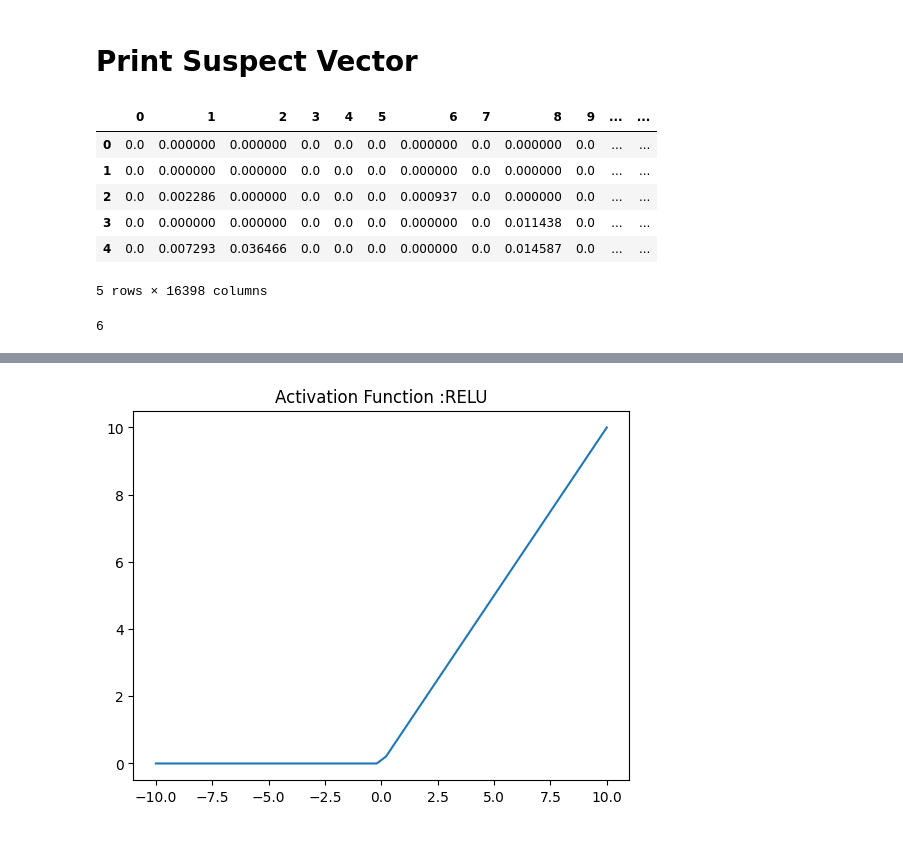
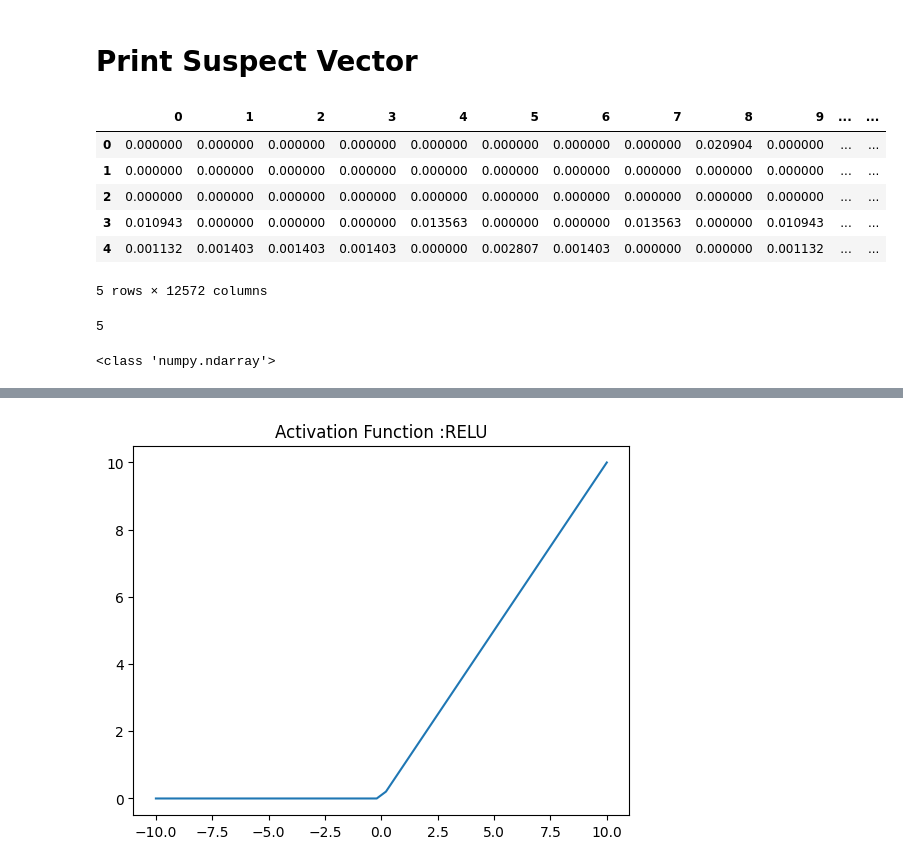
Before and after one commit to grayvoyager/Plagiarism-Detector, a Jupyter notebook: plagdetect.ipynb, the cells around one changed output, grey strips where cells are left out. Drawn from its saved outputs; the diff is of its cells as text; code cells hidden in the pictures.

```diff
--- a/plagdetect.ipynb
+++ b/plagdetect.ipynb
@@ -126,8 +148,8 @@ vect = vectorizer.fit(refData)
 # encode documents
 # refVectors = []
 # susVectors = []
-refVectors = np.zeros([1,16398])
-susVectors = np.zeros([1,16398])
+refVectors = np.zeros([1,12572])
+susVectors = np.zeros([1,12572])
 i=0
 for val in refData:
     input = [val]
@@ -143,15 +185,17 @@ susVectors  = np.delete(susVectors, (0), axis=0)
 # Print Suspect Vector
 # %%
 susData = pds.DataFrame(susVectors)
+refData = pds.DataFrame(refVectors)
 susData.head()
+refData.head()
 # %% [output]
 |  | 0 | 1 | 2 | 3 | 4 | 5 | 6 | 7 | 8 | 9 | ... | ... |
-| 0 | 0.0 | 0.000000 | 0.000000 | 0.0 | 0.0 | 0.0 | 0.000000 | 0.0 | 0.000000 | 0.0 | ... | ... |
-| 1 | 0.0 | 0.000000 | 0.000000 | 0.0 | 0.0 | 0.0 | 0.000000 | 0.0 | 0.000000 | 0.0 | ... | ... |
-| 2 | 0.0 | 0.002286 | 0.000000 | 0.0 | 0.0 | 0.0 | 0.000937 | 0.0 | 0.000000 | 0.0 | ... | ... |
-| 3 | 0.0 | 0.000000 | 0.000000 | 0.0 | 0.0 | 0.0 | 0.000000 | 0.0 | 0.011438 | 0.0 | ... | ... |
-| 4 | 0.0 | 0.007293 | 0.036466 | 0.0 | 0.0 | 0.0 | 0.000000 | 0.0 | 0.014587 | 0.0 | ... | ... |
+| 0 | 0.000000 | 0.000000 | 0.000000 | 0.000000 | 0.000000 | 0.000000 | 0.000000 | 0.000000 | 0.020904 | 0.000000 | ... | ... |
+| 1 | 0.000000 | 0.000000 | 0.000000 | 0.000000 | 0.000000 | 0.000000 | 0.000000 | 0.000000 | 0.000000 | 0.000000 | ... | ... |
+| 2 | 0.000000 | 0.000000 | 0.000000 | 0.000000 | 0.000000 | 0.000000 | 0.000000 | 0.000000 | 0.000000 | 0.000000 | ... | ... |
+| 3 | 0.010943 | 0.000000 | 0.000000 | 0.000000 | 0.013563 | 0.000000 | 0.000000 | 0.013563 | 0.000000 | 0.010943 | ... | ... |
+| 4 | 0.001132 | 0.001403 | 0.001403 | 0.001403 | 0.000000 | 0.002807 | 0.001403 | 0.000000 | 0.000000 | 0.001132 | ... | ... |
-5 rows × 16398 columns
+5 rows × 12572 columns
 # %%
 susVec = np.array(susVectors)
 susVec = np.squeeze(susVec)
@@ -162,7 +206,7 @@ dataTotrain = np.transpose(dataTotrain)
 dataTotrain = dataTotrain.reshape((dataTotrain.shape[0]*dataTotrain.shape[1]),1)
 print(len(susVectors))
 # %% [output]
-6
+5
 # %%
 NF = susVectors.shape[0]
 NV = susVectors.shape[1]
@@ -183,6 +227,10 @@ for i in range(len(susVectors)):
 x = np.delete(x,(0), axis=0)
 dataTotrain = x
 labels = yy
+# %%
+print(type(dataTotrain))
+# %% [output]
+<class 'numpy.ndarray'>
 # %%
 ## for Deep-learing:
 import keras
```
Also changed, not shown: parts of 24 cells of this notebook.
